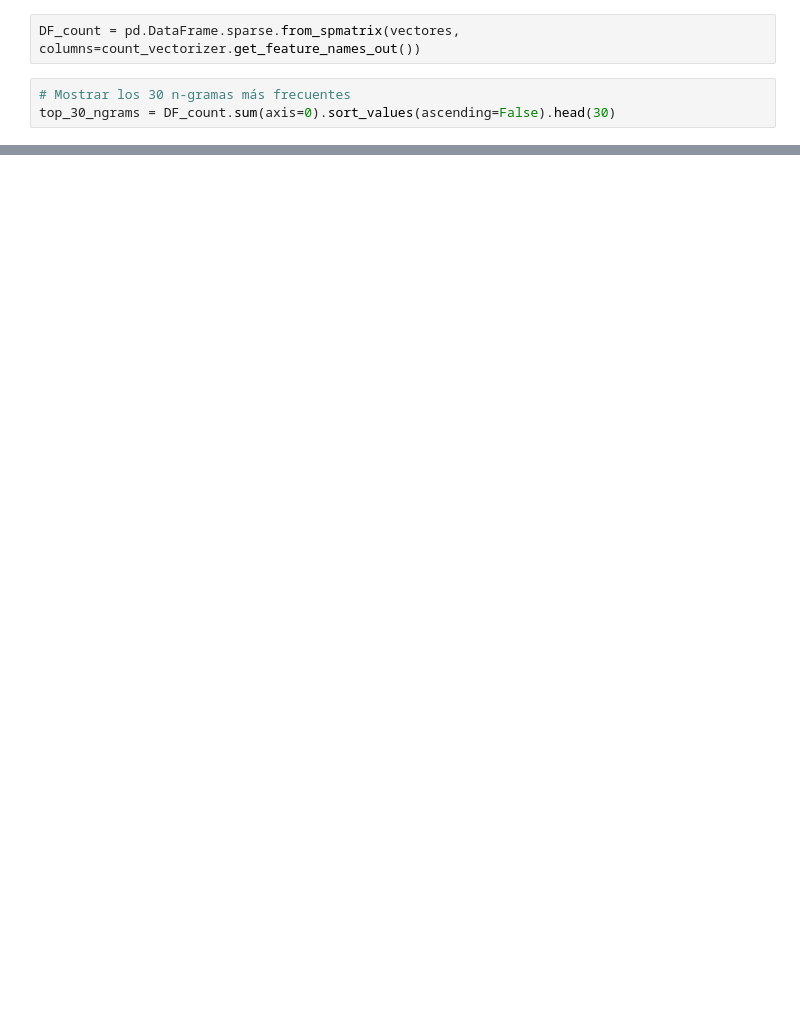
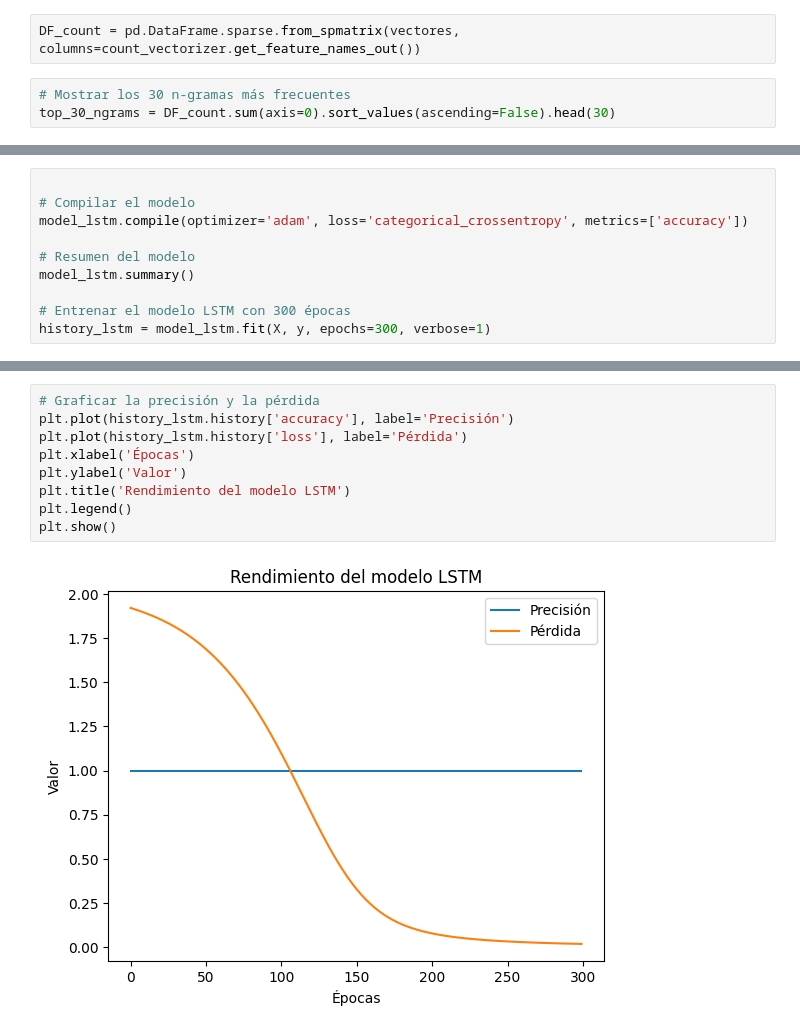
Before and after one commit to riesgos24/procesamientolenguajenatural2, a Jupyter notebook: Taller11611202411.ipynb, the cells around one changed output, grey strips where cells are left out. Saved outputs shown, nothing was run; the diff lists cells and outputs as text; blank space fills up the shorter version.

Commit message:
Añadir cuaderno de actividad 2 con RNNs y LSTMs

```diff
--- a/Taller11611202411.ipynb
+++ b/Taller11611202411.ipynb
@@ -579,0 +1037,10 @@ Resultados de PCA (primeras filas):
+# %%
+
+# Compilar el modelo
+model_lstm.compile(optimizer='adam', loss='categorical_crossentropy', metrics=['accuracy'])
+
+# Resumen del modelo
+model_lstm.summary()
+
+# Entrenar el modelo LSTM con 300 épocas
+history_lstm = model_lstm.fit(X, y, epochs=300, verbose=1)
@@ -579,0 +1078,11 @@ Resultados de PCA (primeras filas):
+# %%
+# Graficar la precisión y la pérdida
+plt.plot(history_lstm.history['accuracy'], label='Precisión')
+plt.plot(history_lstm.history['loss'], label='Pérdida')
+plt.xlabel('Épocas')
+plt.ylabel('Valor')
+plt.title('Rendimiento del modelo LSTM')
+plt.legend()
+plt.show()
+# %% [output]
+[figure, added]
```
Also changed, not shown: parts of 28 cells of this notebook, 1 other file.
